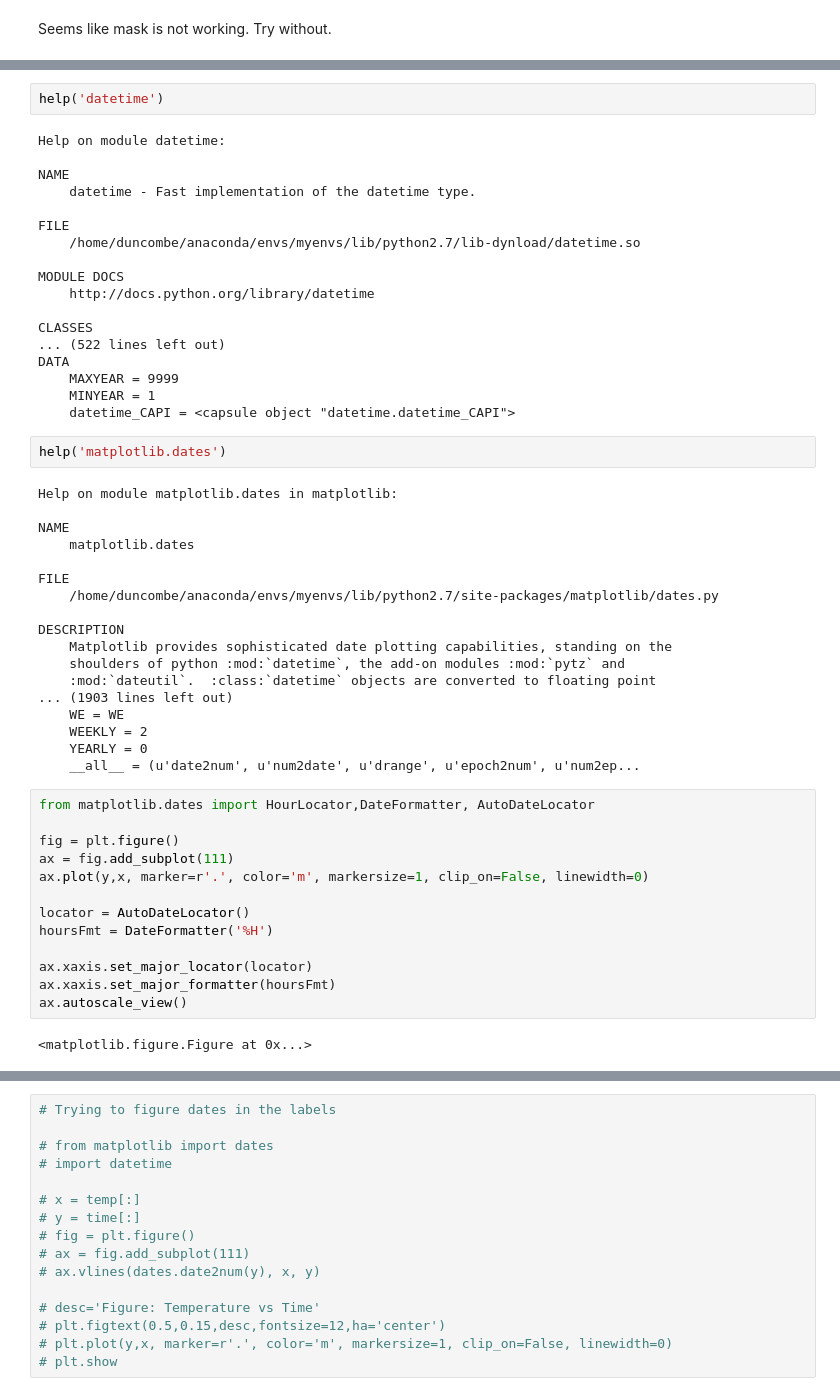
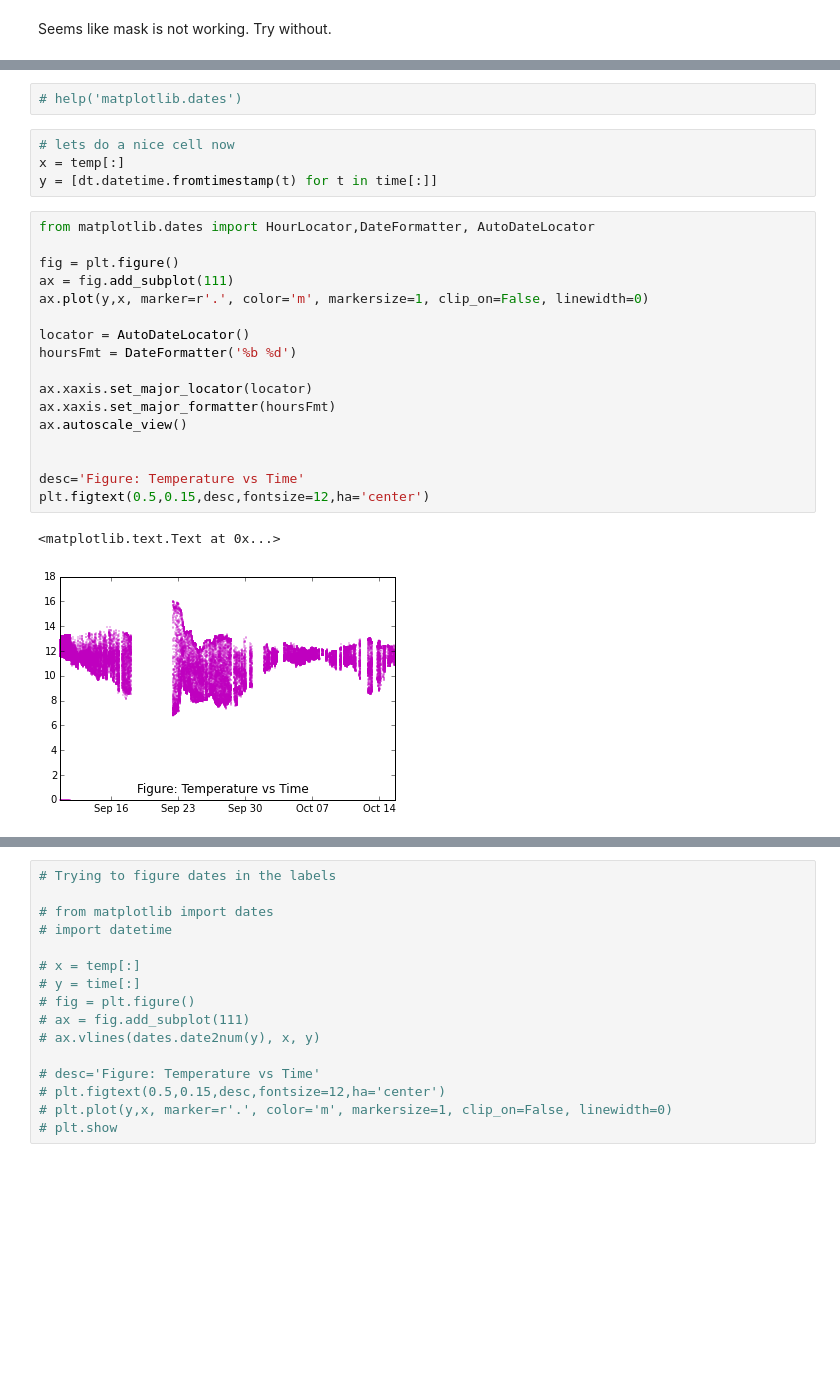
Before and after one commit to duncombe-noaa/system-test, a Jupyter notebook: Theme_4_Glider_Data_Visualization/Glider_Data/Glider_Data_Read.ipynb, the cells around one changed output, grey strips where cells are left out. Saved outputs shown, nothing was run; the diff lists cells and outputs as text; blank space fills up the shorter version.

Commit message:
Updating Glider_Data_Read.ipynb Untitled0.ipynb

```diff
--- a/Theme_4_Glider_Data_Visualization/Glider_Data/Glider_Data_Read.ipynb
+++ b/Theme_4_Glider_Data_Visualization/Glider_Data/Glider_Data_Read.ipynb
@@ -164,55 +165,26 @@ End: Tue, 15 Oct 2013 16:01:55
-# %%
-help('datetime')
-# %% [output]
-Help on module datetime:
-
-NAME
-    datetime - Fast implementation of the datetime type.
-
-FILE
-    /home/duncombe/anaconda/envs/myenvs/lib/python2.7/lib-dynload/datetime.so
-
-MODULE DOCS
-    http://docs.python.org/library/datetime
-
-CLASSES
-... (522 lines left out)
-DATA
-    MAXYEAR = 9999
-    MINYEAR = 1
-    datetime_CAPI = <capsule object "datetime.datetime_CAPI">
 # %%
-help('matplotlib.dates')
+# help('matplotlib.dates')
-# %% [output]
-Help on module matplotlib.dates in matplotlib:
-
-NAME
-    matplotlib.dates
-
-FILE
-    /home/duncombe/anaconda/envs/myenvs/lib/python2.7/site-packages/matplotlib/dates.py
-
-DESCRIPTION
-    Matplotlib provides sophisticated date plotting capabilities, standing on the
-    shoulders of python :mod:`datetime`, the add-on modules :mod:`pytz` and
-    :mod:`dateutil`.  :class:`datetime` objects are converted to floating point
-... (1903 lines left out)
-    WE = WE
-    WEEKLY = 2
-    YEARLY = 0
-    __all__ = (u'date2num', u'num2date', u'drange', u'epoch2num', u'num2ep...
+# %%
+# lets do a nice cell now
+x = temp[:]
+y = [dt.datetime.fromtimestamp(t) for t in time[:]]
 # %%
 from matplotlib.dates import HourLocator,DateFormatter, AutoDateLocator
 
 fig = plt.figure()
 ax = fig.add_subplot(111)
 ax.plot(y,x, marker=r'.', color='m', markersize=1, clip_on=False, linewidth=0)
 
 locator = AutoDateLocator()
-hoursFmt = DateFormatter('%H')
+hoursFmt = DateFormatter('%b %d')
 
 ax.xaxis.set_major_locator(locator)
 ax.xaxis.set_major_formatter(hoursFmt)
 ax.autoscale_view()
+
+
+desc='Figure: Temperature vs Time'
+plt.figtext(0.5,0.15,desc,fontsize=12,ha='center')
 # %% [output]
-<matplotlib.figure.Figure at 0x...>
+<matplotlib.text.Text at 0x...>
+[figure, added]
```
Also changed, not shown: parts of 11 cells of this notebook, 1 other file.
